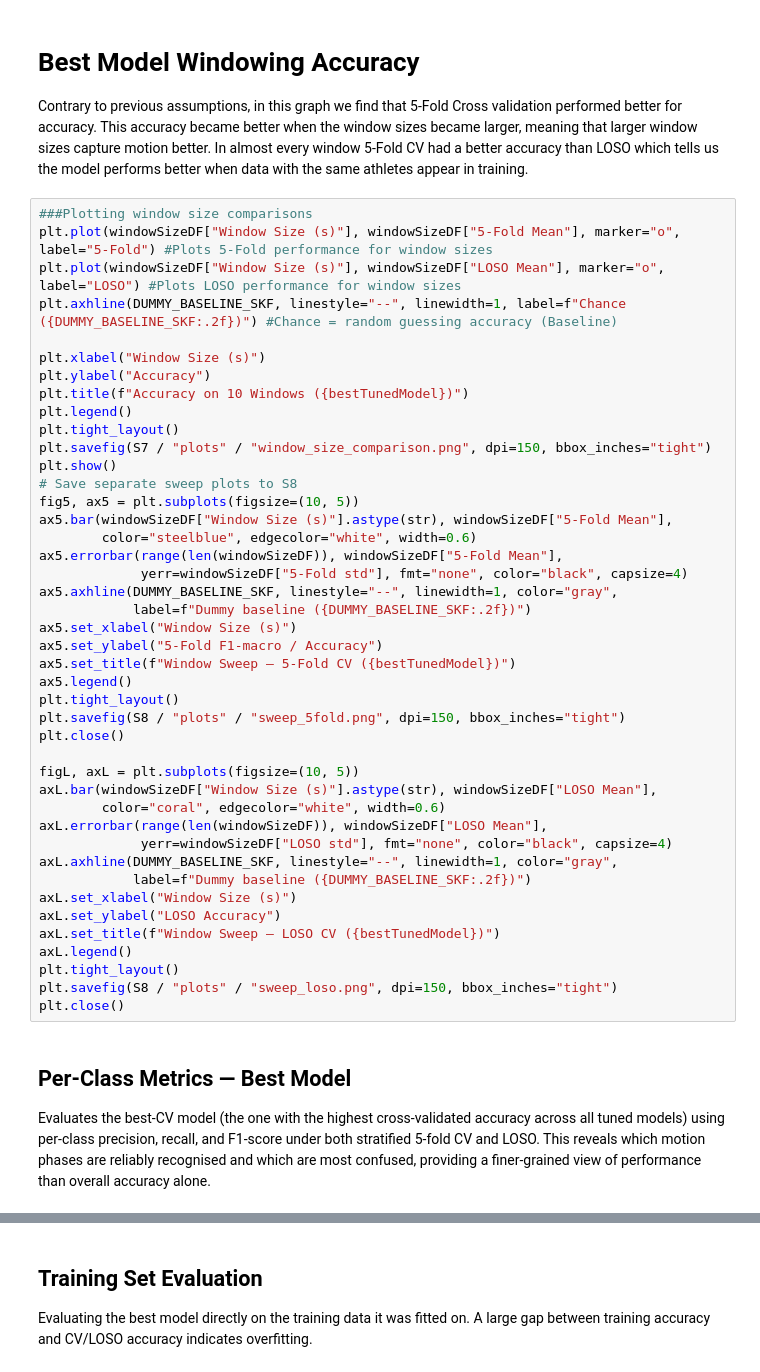
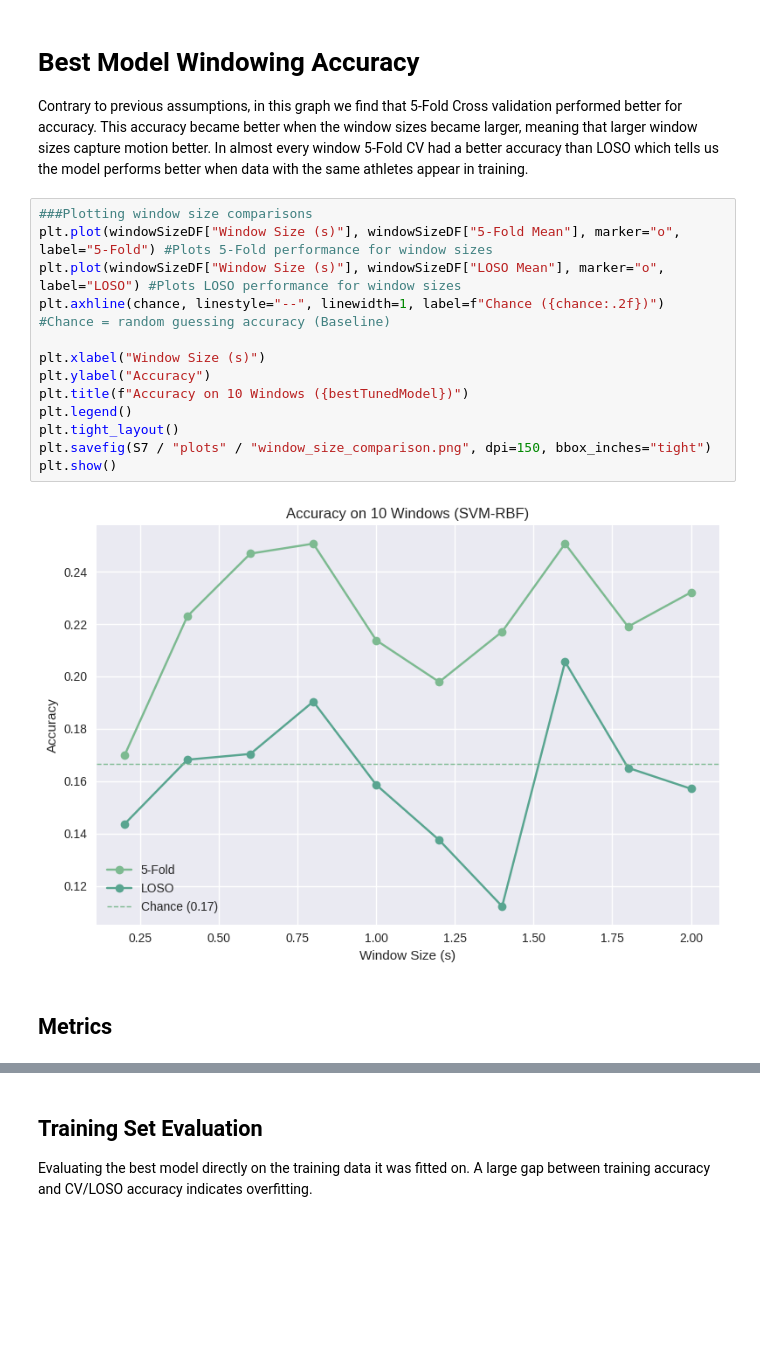
Before and after one commit to ritsukye/CS156---Project-Motion-Phase-ML, a Jupyter notebook: 01_motionphase/motionphaserecognition.ipynb, the cells around one changed output, grey strips where cells are left out. Drawn from its saved outputs; the diff is of its cells as text; blank space fills up the shorter version.

```diff
--- a/01_motionphase/motionphaserecognition.ipynb
+++ b/01_motionphase/motionphaserecognition.ipynb
@@ -1733,52 +2008,20 @@ Contrary to previous assumptions, in this graph we find that 5-Fold Cross valida
 # %%
 ###Plotting window size comparisons
 plt.plot(windowSizeDF["Window Size (s)"], windowSizeDF["5-Fold Mean"], marker="o", label="5-Fold") #Plots 5-Fold performance for window sizes
 plt.plot(windowSizeDF["Window Size (s)"], windowSizeDF["LOSO Mean"], marker="o", label="LOSO") #Plots LOSO performance for window sizes
-plt.axhline(DUMMY_BASELINE_SKF, linestyle="--", linewidth=1, label=f"Chance ({DUMMY_BASELINE_SKF:.2f})") #Chance = random guessing accuracy (Baseline)
+plt.axhline(chance, linestyle="--", linewidth=1, label=f"Chance ({chance:.2f})") #Chance = random guessing accuracy (Baseline)
 
 plt.xlabel("Window Size (s)")
 plt.ylabel("Accuracy")
 plt.title(f"Accuracy on 10 Windows ({bestTunedModel})")
 plt.legend()
 plt.tight_layout()
 plt.savefig(S7 / "plots" / "window_size_comparison.png", dpi=150, bbox_inches="tight")
 plt.show()
-# Save separate sweep plots to S8
-fig5, ax5 = plt.subplots(figsize=(10, 5))
-ax5.bar(windowSizeDF["Window Size (s)"].astype(str), windowSizeDF["5-Fold Mean"],
-        color="steelblue", edgecolor="white", width=0.6)
-ax5.errorbar(range(len(windowSizeDF)), windowSizeDF["5-Fold Mean"],
-             yerr=windowSizeDF["5-Fold std"], fmt="none", color="black", capsize=4)
-ax5.axhline(DUMMY_BASELINE_SKF, linestyle="--", linewidth=1, color="gray",
-            label=f"Dummy baseline ({DUMMY_BASELINE_SKF:.2f})")
-ax5.set_xlabel("Window Size (s)")
-ax5.set_ylabel("5-Fold F1-macro / Accuracy")
-ax5.set_title(f"Window Sweep — 5-Fold CV ({bestTunedModel})")
-ax5.legend()
-plt.tight_layout()
-plt.savefig(S8 / "plots" / "sweep_5fold.png", dpi=150, bbox_inches="tight")
-plt.close()
-
-figL, axL = plt.subplots(figsize=(10, 5))
-axL.bar(windowSizeDF["Window Size (s)"].astype(str), windowSizeDF["LOSO Mean"],
-        color="coral", edgecolor="white", width=0.6)
-axL.errorbar(range(len(windowSizeDF)), windowSizeDF["LOSO Mean"],
-             yerr=windowSizeDF["LOSO std"], fmt="none", color="black", capsize=4)
-axL.axhline(DUMMY_BASELINE_SKF, linestyle="--", linewidth=1, color="gray",
-            label=f"Dummy baseline ({DUMMY_BASELINE_SKF:.2f})")
-axL.set_xlabel("Window Size (s)")
-axL.set_ylabel("LOSO Accuracy")
-axL.set_title(f"Window Sweep — LOSO CV ({bestTunedModel})")
-axL.legend()
-plt.tight_layout()
-plt.savefig(S8 / "plots" / "sweep_loso.png", dpi=150, bbox_inches="tight")
-plt.close()
+# %% [output]
+[figure, added]
 # %% [markdown]
-## Per-Class Metrics — Best Model
-
-Evaluates the best-CV model (the one with the highest cross-validated accuracy across all tuned models) using per-class precision, recall, and F1-score under both stratified 5-fold CV and LOSO.
-This reveals which motion phases are reliably recognised and which are most confused,
-providing a finer-grained view of performance than overall accuracy alone.
+## Metrics
 # %%
 ### Best Tuned Model Metrics
 
```
Also changed, not shown: parts of 77 cells of this notebook, 6 other files.
